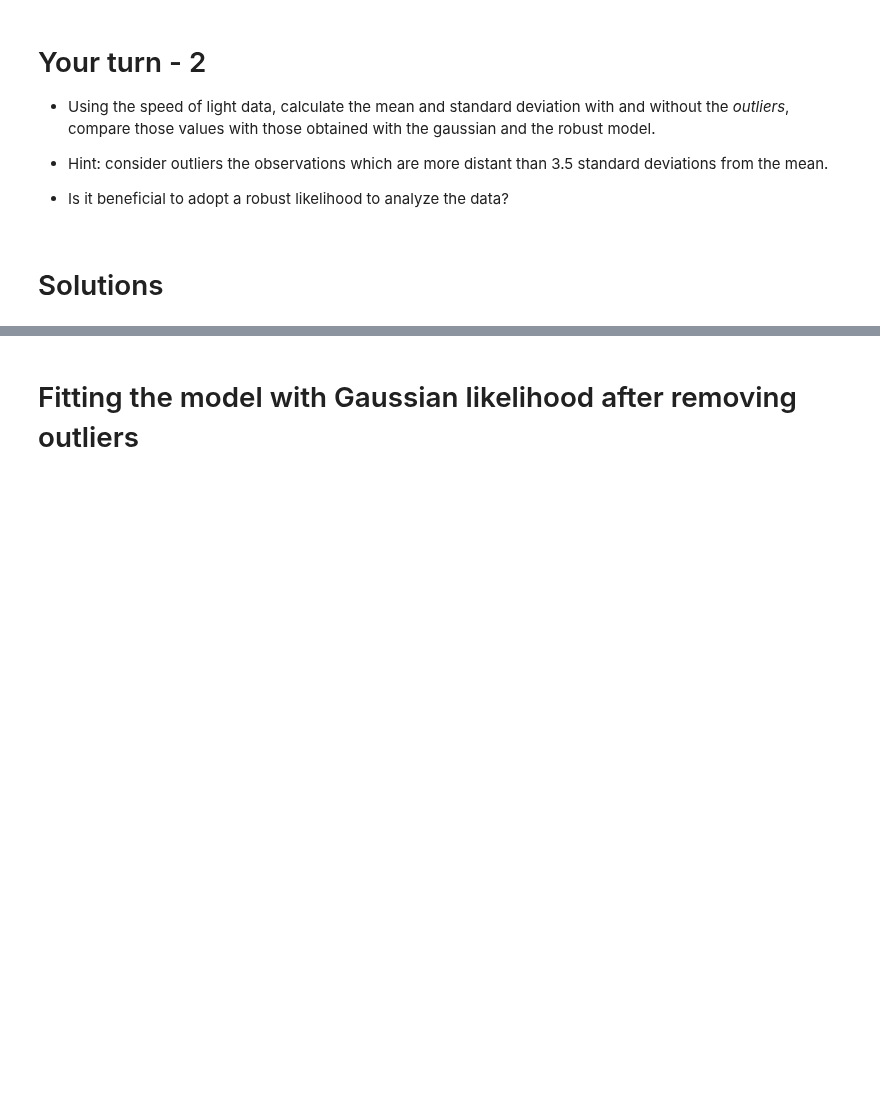
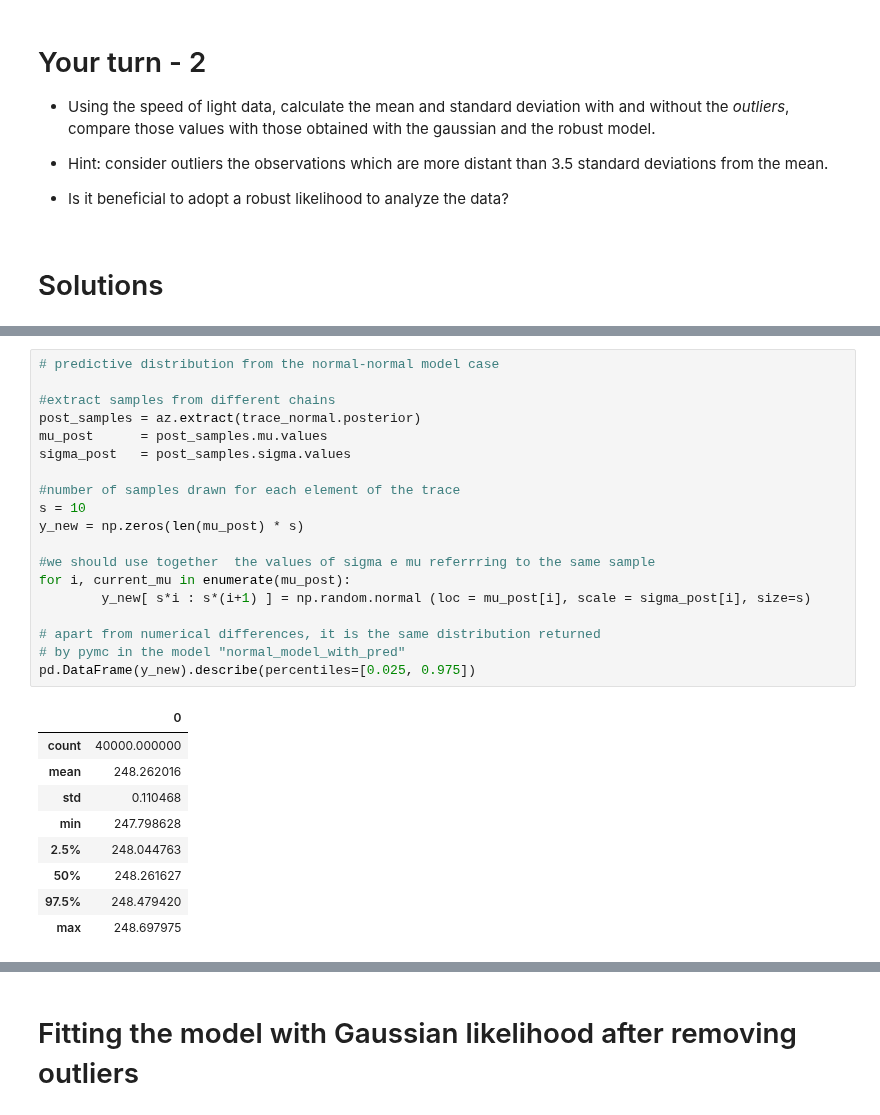
Before and after one commit to gcorani/bda, a Jupyter notebook: nbooks/2-ProbProgramming-normal-normal.ipynb, the cells around one changed output, grey strips where cells are left out. Cells and saved outputs as stored; diff of their text form; blank space fills up the shorter version.

```diff
--- a/nbooks/2-ProbProgramming-normal-normal.ipynb
+++ b/nbooks/2-ProbProgramming-normal-normal.ipynb
@@ -503,3 +504,32 @@ pd.DataFrame(y_new).describe(percentiles=[0.025, 0.975])
+# %%
+# predictive distribution from the normal-normal model case
+
+#extract samples from different chains
+post_samples = az.extract(trace_normal.posterior)
+mu_post      = post_samples.mu.values
+sigma_post   = post_samples.sigma.values
+
+#number of samples drawn for each element of the trace
+s = 10
+y_new = np.zeros(len(mu_post) * s)
+
+#we should use together  the values of sigma e mu referrring to the same sample
+for i, current_mu in enumerate(mu_post):
+        y_new[ s*i : s*(i+1) ] = np.random.normal (loc = mu_post[i], scale = sigma_post[i], size=s)
+
+# apart from numerical differences, it is the same distribution returned
+# by pymc in the model "normal_model_with_pred"
+pd.DataFrame(y_new).describe(percentiles=[0.025, 0.975])
+# %% [output]
+|  | 0 |
+| count | 40000.000000 |
+| mean | 248.262016 |
+| std | 0.110468 |
+| min | 247.798628 |
+| 2.5% | 248.044763 |
+| 50% | 248.261627 |
+| 97.5% | 248.479420 |
+| max | 248.697975 |
 # %%
 az.plot_kde(y_new);
 # %% [output]
```
Also changed, not shown: parts of 19 cells of this notebook.
